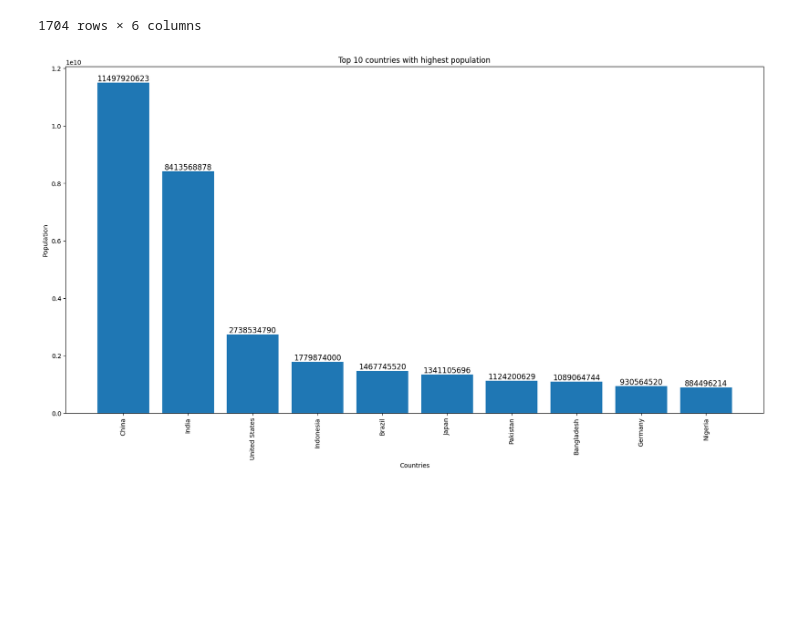
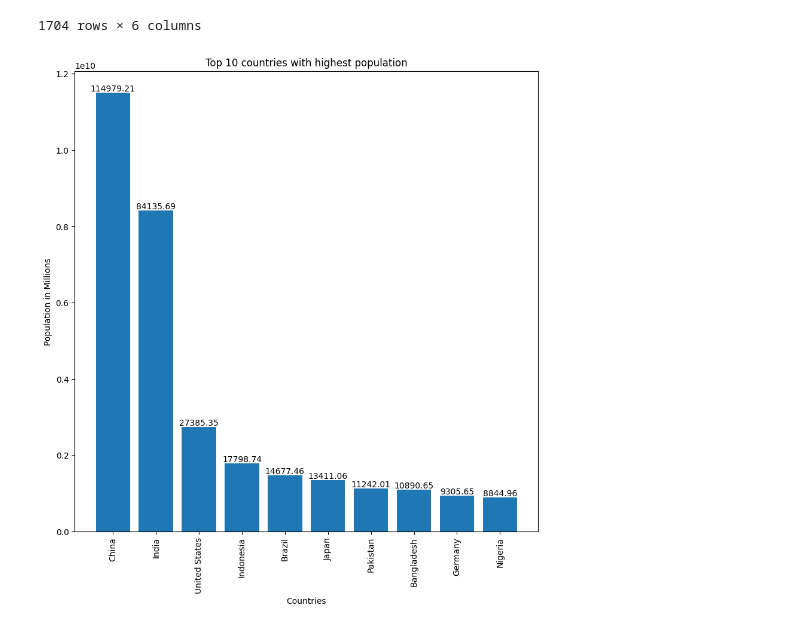
Before and after one commit to Harsh502s/Python-Assignments, a Jupyter notebook: Practice/Data Viz.ipynb, the cells around one changed output. Saved outputs shown, nothing was run; the diff lists cells and outputs as text; code cells hidden in the pictures; blank space fills up the shorter version.

```diff
--- a/Practice/Data Viz.ipynb
+++ b/Practice/Data Viz.ipynb
@@ -130,15 +130,15 @@ countries
 # %%
 data = countries.groupby('country')['population'].sum().sort_values(ascending=False).head(10)
 # %%
-plt.figure(figsize=(20,10))
+plt.figure(figsize=(10,10))
 plt.bar(data.index,data.values)
 plt.tick_params(axis='x',rotation=90)
 plt.title('Top 10 countries with highest population')
 plt.xlabel('Countries')
-plt.ylabel('Population')
+plt.ylabel('Population in Millions')
 # Adding the values on top of the bars
 for i in range(len(data)):
-    plt.text(x=i,y=data.values[i],s=data.values[i],ha = 'center',va='bottom',color='black',fontsize=12)
+    plt.text(x=i,y=data.values[i],s=round(data.values[i]/100000,2),ha = 'center',va='bottom',color='black',fontsize=10)
 plt.show()
 # %% [output]
-[figure, old version]
+[figure, new version]
```
Also changed, not shown: parts of 5 cells of this notebook.
